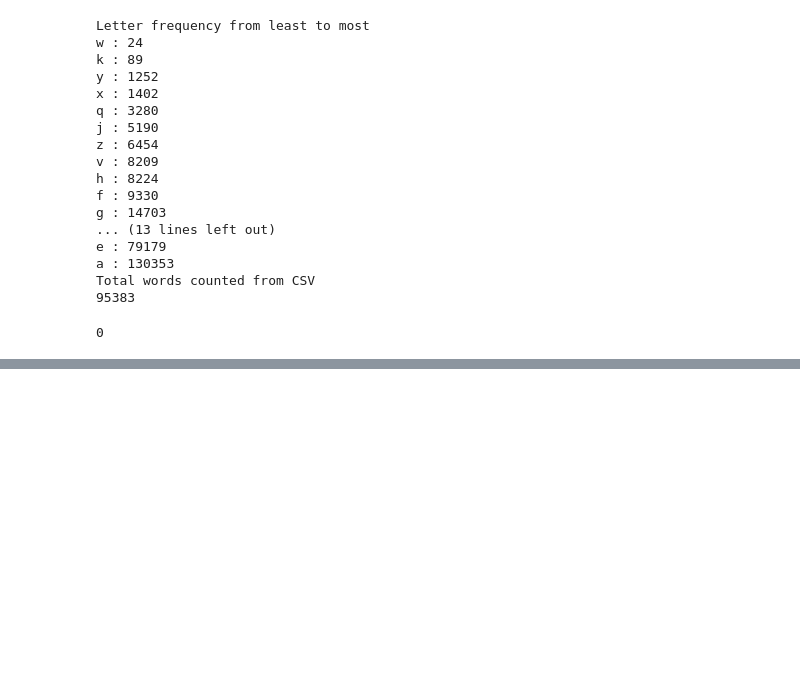
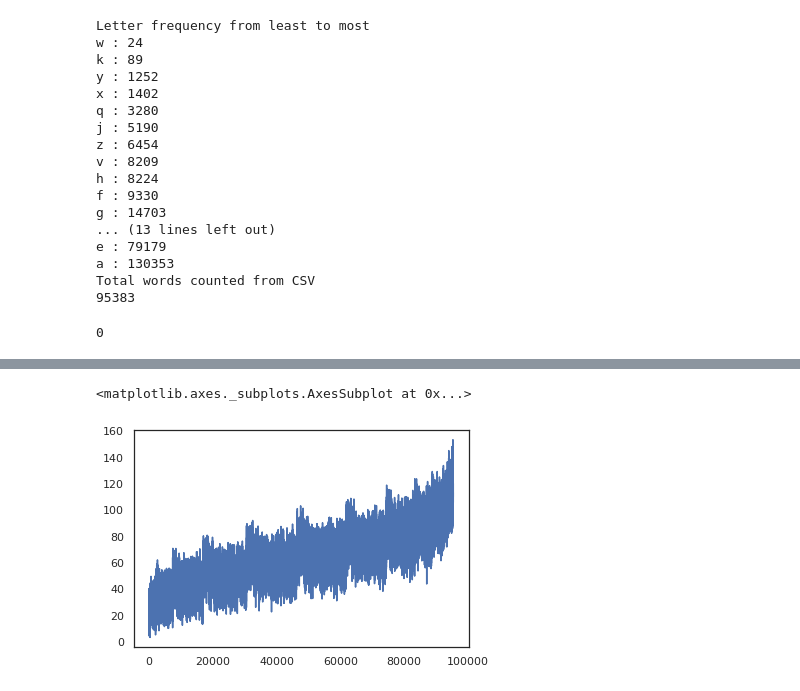
Before and after one commit to wakaru44/letter_counting, a Jupyter notebook: code/Letter Counting.ipynb, the cells around one changed output, grey strips where cells are left out. Drawn from its saved outputs; the diff is of its cells as text; code cells hidden in the pictures; blank space fills up the shorter version.

```diff
--- a/code/Letter Counting.ipynb
+++ b/code/Letter Counting.ipynb
@@ -426,0 +434,9 @@ print(calc_rho("peluca"),18)
+# %%
+# Stats of strokes per letter.
+rasgos = {
+        "a": 3,        "b": 4,        "c": 2,        "d": 3,        "e": 3,        "f": 4,
+        "g": 4,        "h": 4,        "i": 3,        "j": 3,        "k": 5,        "l": 2,
+        "m": 6,        "n": 4,        "o": 3,        "p": 4,        "q": 3,        "r": 3,
+        "s": 3,        "t": 4,        "u": 4,        "v": 4,        "w": 6,        "x": 4,
+        "y": 5,        "z": 5,        "ñ": 5
+}
@@ -426,0 +480,27 @@ print(calc_rho("peluca"),18)
+# %%
+## Create DATA
+## Creating a new column with the Rho of each word
+print(type(all_words))
+
+def compute_rho(df):
+    return [calculate_rho(x) for x in df.PALABRA]
+
+data = all_words.assign(RHO=lambda x: compute_rho(x))
+
+## Creating a new column with the Phi of each word
+print(type(all_words))
+
+def compute_phi(df):
+    return [calculate_phi(x) for x in df.PALABRA]
+
+data = data.assign(PHI=lambda x: compute_phi(x))
+
+## Creating a new column with the length
+print(type(all_words))
+
+def compute_len(df):
+    return [len(x) for x in df.PALABRA]
+
+data = data.assign(LENGTH=lambda x: compute_len(x))
+
+data
@@ -426,0 +524,5 @@ print(calc_rho("peluca"),18)
+# %%
+data.PHI.plot()
+# %% [output]
+<matplotlib.axes._subplots.AxesSubplot at 0x...>
+[figure, added]
```
Also changed, not shown: parts of 51 cells of this notebook, 1 other file.
